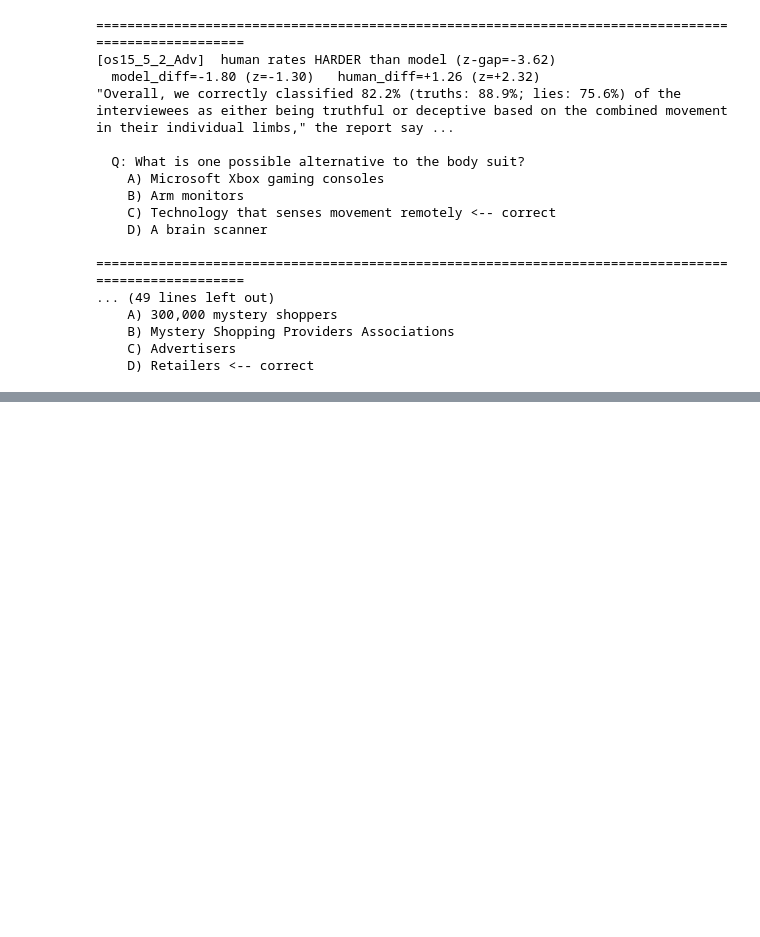
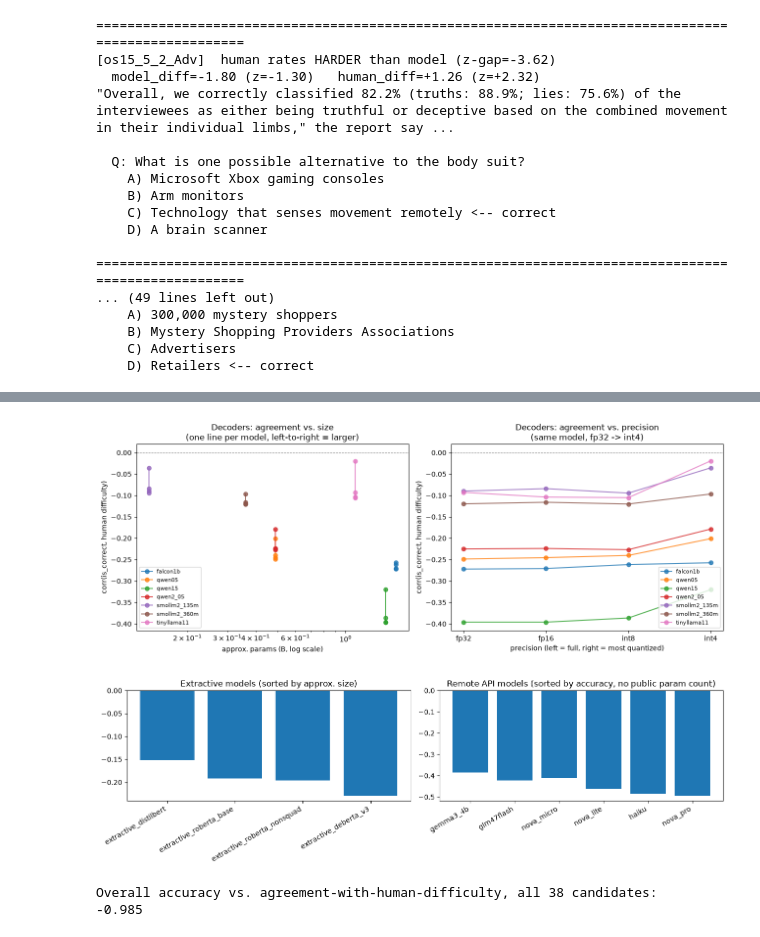
Before and after one commit to ducvugithub/reading-question-generator, a Jupyter notebook: question_difficulty/notebooks/irt_human_vs_model.ipynb, the cells around one changed output, grey strips where cells are left out. Saved outputs shown, nothing was run; the diff lists cells and outputs as text; code cells hidden in the pictures; blank space fills up the shorter version.

Commit message:
notebook: add per-candidate agreement-with-human-difficulty vs. model size/precision
Co-Authored-By: Claude Sonnet 5 <noreply@anthropic.com>

```diff
--- a/question_difficulty/notebooks/irt_human_vs_model.ipynb
+++ b/question_difficulty/notebooks/irt_human_vs_model.ipynb
@@ -423,2 +515,56 @@ for it_id, g in most_divergent:
+# %%
+# Decoders: agreement vs. size, one line per model family across its 4 precisions.
+fig, axes = plt.subplots(1, 2, figsize=(13, 5))
+
+decoder_df = agreement_df[agreement_df["type"] == "decoder"]
+for base_name, group in decoder_df.groupby("base_model"):
+    group = group.set_index("precision").reindex(PRECISION_ORDER).dropna(subset=["corr_with_human_difficulty"])
+    axes[0].plot(group["approx_params_b"], group["corr_with_human_difficulty"], "o-", label=base_name, alpha=0.8)
+axes[0].set_xscale("log")
+axes[0].set_xlabel("approx. params (B, log scale)")
+axes[0].set_ylabel("corr(is_correct, human difficulty)")
+axes[0].axhline(0, color="gray", lw=0.8, ls="--")
+axes[0].set_title("Decoders: agreement vs. size\n(one line per model, left-to-right = larger)")
+axes[0].legend(fontsize=8)
+
+# Same data, but x = precision (categorical), to isolate the precision effect within a model.
+for base_name, group in decoder_df.groupby("base_model"):
+    group = group.set_index("precision").reindex(PRECISION_ORDER)
+    axes[1].plot(PRECISION_ORDER, group["corr_with_human_difficulty"], "o-", label=base_name, alpha=0.8)
+axes[1].set_xlabel("precision (left = full, right = most quantized)")
+axes[1].set_ylabel("corr(is_correct, human difficulty)")
+axes[1].axhline(0, color="gray", lw=0.8, ls="--")
+axes[1].set_title("Decoders: agreement vs. precision\n(same model, fp32 -> int4)")
+axes[1].legend(fontsize=8)
+
+plt.tight_layout()
+plt.show()
+
+# Extractive (has size, no precision) and remote (no size) shown separately as bar charts.
+fig, axes = plt.subplots(1, 2, figsize=(13, 4))
+extractive_df = agreement_df[agreement_df["type"] == "extractive"].sort_values("approx_params_b")
+axes[0].bar(extractive_df["base_model"], extractive_df["corr_with_human_difficulty"])
+axes[0].set_xticks(range(len(extractive_df)))
+axes[0].set_xticklabels(extractive_df["base_model"], rotation=30, ha="right")
+axes[0].axhline(0, color="gray", lw=0.8, ls="--")
+axes[0].set_title("Extractive models (sorted by approx. size)")
+
+remote_df = agreement_df[agreement_df["type"] == "remote"].sort_values("accuracy")
+axes[1].bar(remote_df["base_model"], remote_df["corr_with_human_difficulty"])
+axes[1].set_xticks(range(len(remote_df)))
+axes[1].set_xticklabels(remote_df["base_model"], rotation=30, ha="right")
+axes[1].axhline(0, color="gray", lw=0.8, ls="--")
+axes[1].set_title("Remote API models (sorted by accuracy, no public param count)")
+
+plt.tight_layout()
+plt.show()
+
+print("Overall accuracy vs. agreement-with-human-difficulty, all 38 candidates:")
+print(agreement_df[["accuracy", "corr_with_human_difficulty"]].corr().iloc[0, 1].round(3))
+# %% [output]
+[figure, added]
+[figure, added]
+Overall accuracy vs. agreement-with-human-difficulty, all 38 candidates:
+-0.985
 # %% [markdown]
 <a id="findings"></a>
```
Also changed, not shown: parts of 4 cells of this notebook.
